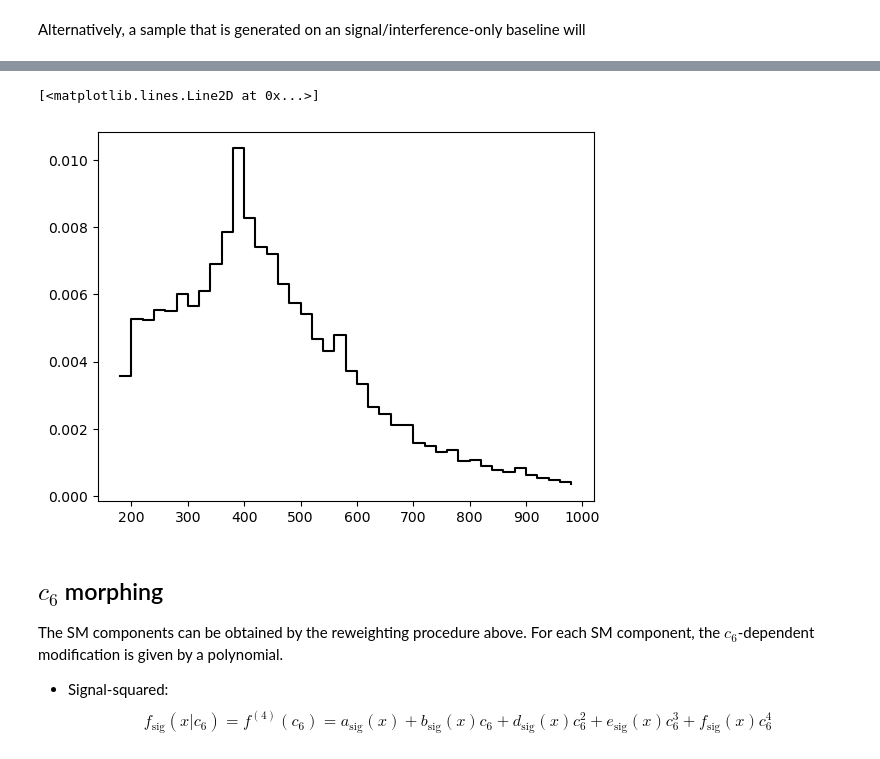
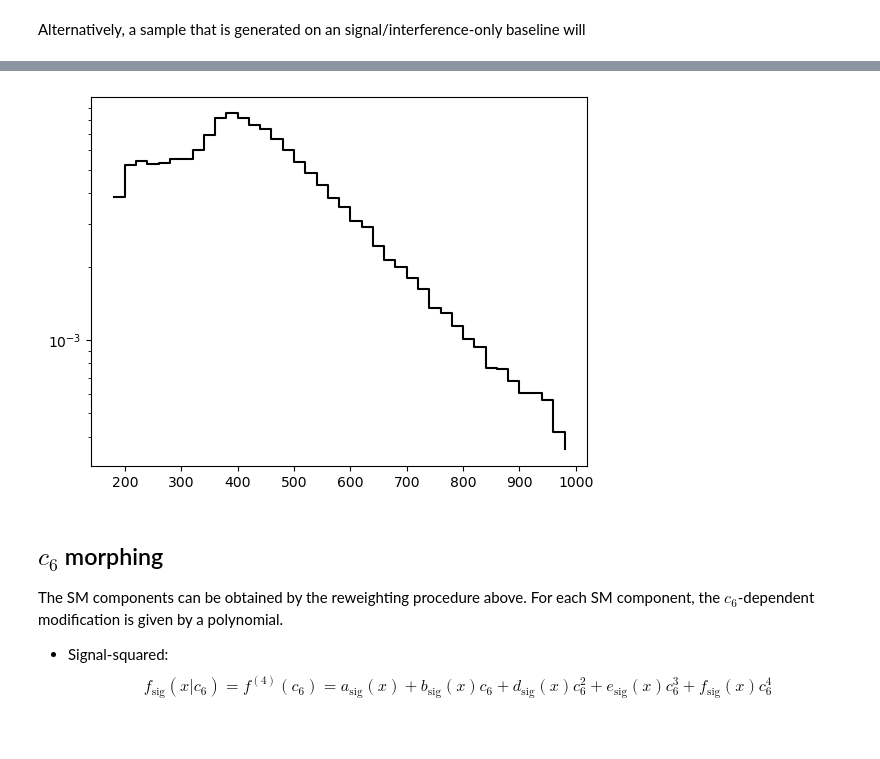
Before and after one commit to taehyounpark/higgs-offshell-interpretation, a Jupyter notebook: check-mcfm-sbi.ipynb, the cells around one changed output, grey strips where cells are left out. Saved outputs shown, nothing was run; the diff lists cells and outputs as text; code cells hidden in the pictures.

```diff
--- a/check-mcfm-sbi.ipynb
+++ b/check-mcfm-sbi.ipynb
@@ -79,9 +110,9 @@ plt.step(m4l_bins[:-1], h_m4l_int, where='post', color='blue', label='INT', zord
 # %%
 # h_m4l_bkg, _ = np.histogram(m4l, bins=m4l_bins, weights=sample_int[msq.Component.BKG].weights)
 plt.step(m4l_bins[:-1], h_m4l_sig, where='post', color='black', label='BKG', zorder=7)
+plt.yscale('log')
 # %% [output]
-[<matplotlib.lines.Line2D at 0x...>]
-[figure, old version]
+[figure, new version]
 # %% [markdown]
 ## $c_6$ morphing
 
```
Also changed, not shown: parts of 6 cells of this notebook, 55 other files.
